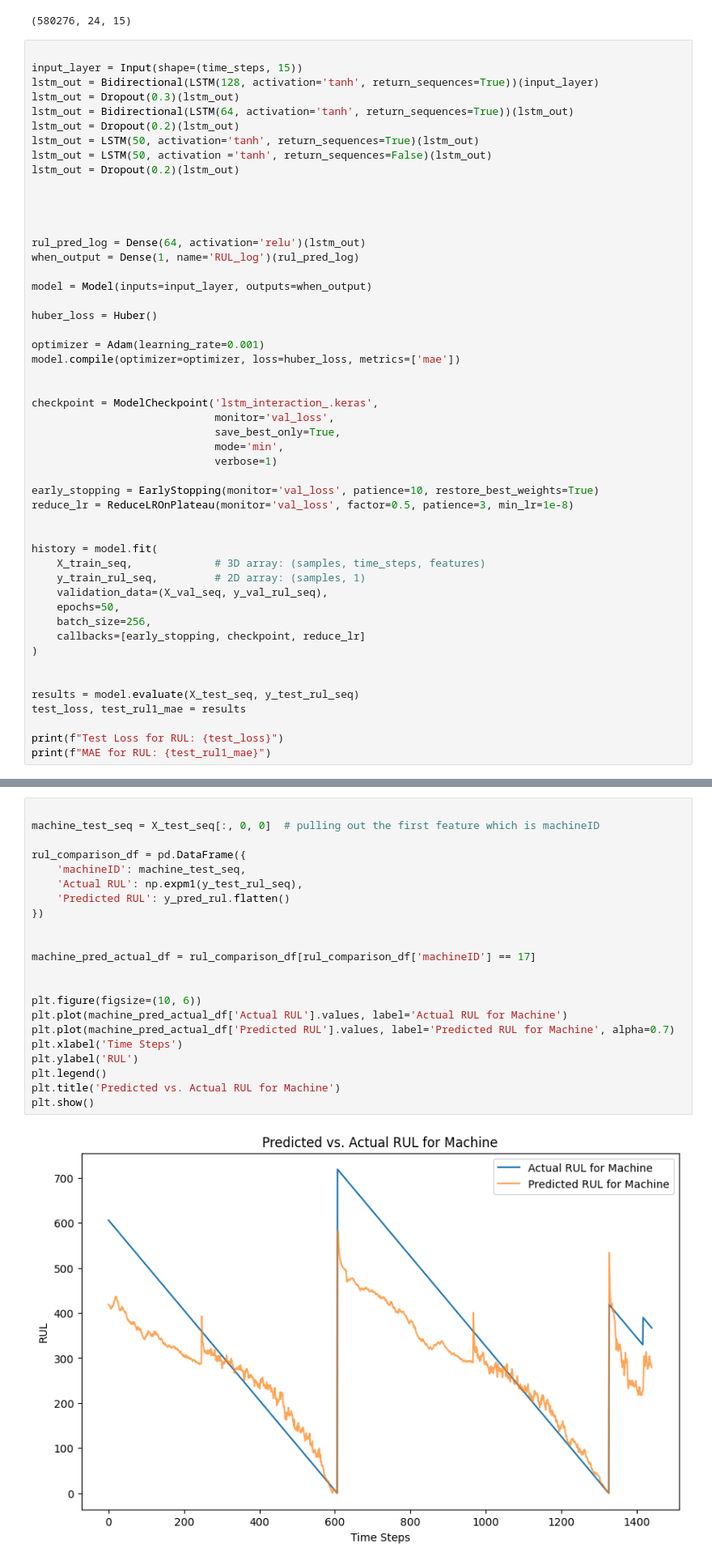
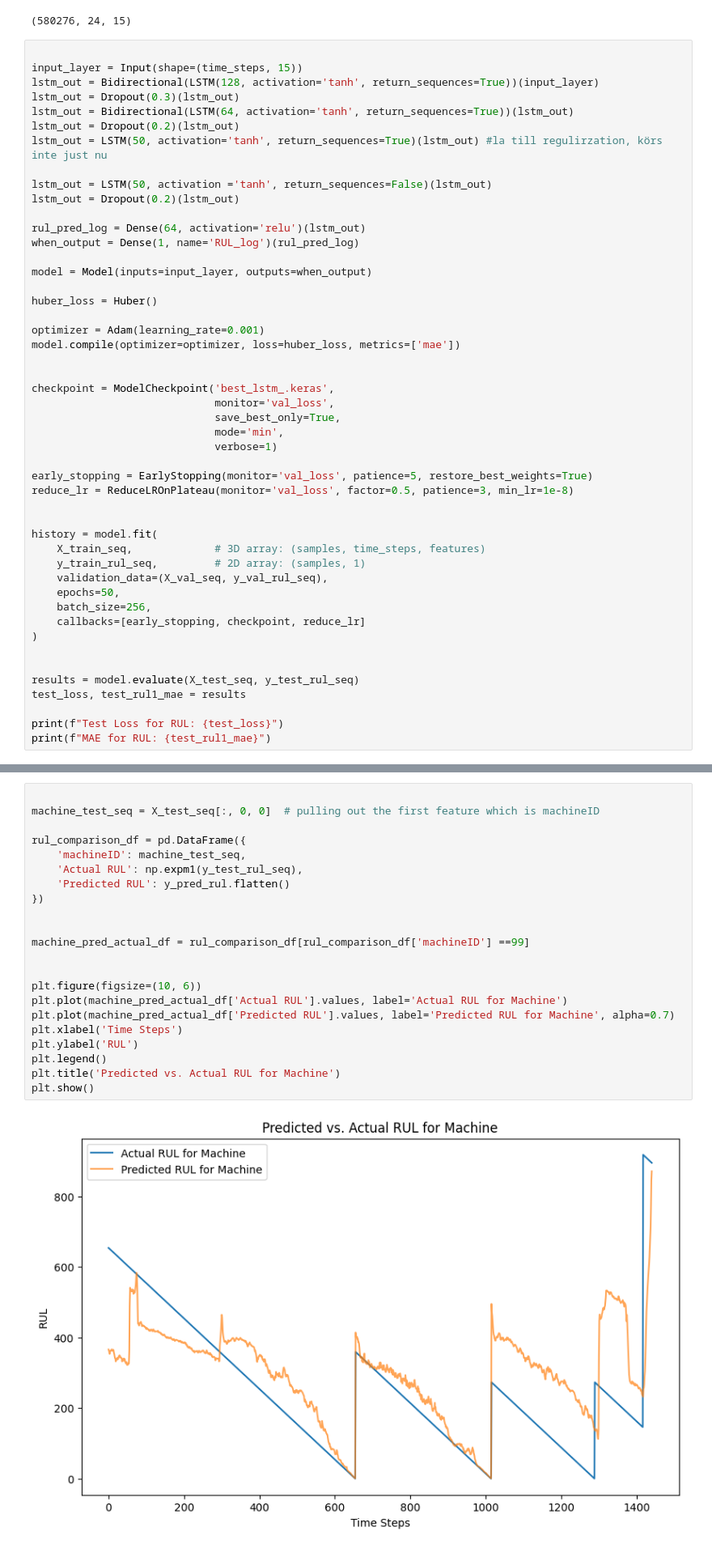
Before and after one commit to JakobRask/predictive-maintenance, a Jupyter notebook: models/LSTM.ipynb, the cells around one changed output, grey strips where cells are left out. Shown at 81% size. Drawn from its saved outputs; the diff is of its cells as text.

```diff
--- a/models/LSTM.ipynb
+++ b/models/LSTM.ipynb
@@ -429,12 +429,10 @@ lstm_out = Bidirectional(LSTM(128, activation='tanh', return_sequences=True))(in
 lstm_out = Dropout(0.3)(lstm_out)
 lstm_out = Bidirectional(LSTM(64, activation='tanh', return_sequences=True))(lstm_out)
 lstm_out = Dropout(0.2)(lstm_out)
-lstm_out = LSTM(50, activation='tanh', return_sequences=True)(lstm_out)
+lstm_out = LSTM(50, activation='tanh', return_sequences=True)(lstm_out) #la till regulirzation, körs inte just nu
+
 lstm_out = LSTM(50, activation ='tanh', return_sequences=False)(lstm_out)
 lstm_out = Dropout(0.2)(lstm_out)
-
-
-
 
 rul_pred_log = Dense(64, activation='relu')(lstm_out)
 when_output = Dense(1, name='RUL_log')(rul_pred_log)
@@ -447,13 +445,13 @@ optimizer = Adam(learning_rate=0.001)
 model.compile(optimizer=optimizer, loss=huber_loss, metrics=['mae'])
 
 
-checkpoint = ModelCheckpoint('lstm_interaction_.keras',
+checkpoint = ModelCheckpoint('best_lstm_.keras',
                              monitor='val_loss',
                              save_best_only=True,
                              mode='min',
                              verbose=1)
 
-early_stopping = EarlyStopping(monitor='val_loss', patience=10, restore_best_weights=True)
+early_stopping = EarlyStopping(monitor='val_loss', patience=5, restore_best_weights=True)
 reduce_lr = ReduceLROnPlateau(monitor='val_loss', factor=0.5, patience=3, min_lr=1e-8)
 
 
@@ -527,27 +509,27 @@ rul_comparison_df = pd.DataFrame({
 # %%
 
 machine_test_seq = X_test_seq[:, 0, 0]  # pulling out the first feature which is machineID
 
 rul_comparison_df = pd.DataFrame({
     'machineID': machine_test_seq,
     'Actual RUL': np.expm1(y_test_rul_seq),
     'Predicted RUL': y_pred_rul.flatten()
 })
 
 
-machine_pred_actual_df = rul_comparison_df[rul_comparison_df['machineID'] == 17]
+machine_pred_actual_df = rul_comparison_df[rul_comparison_df['machineID'] ==99]
 
 
 plt.figure(figsize=(10, 6))
 plt.plot(machine_pred_actual_df['Actual RUL'].values, label='Actual RUL for Machine')
 plt.plot(machine_pred_actual_df['Predicted RUL'].values, label='Predicted RUL for Machine', alpha=0.7)
 plt.xlabel('Time Steps')
 plt.ylabel('RUL')
 plt.legend()
 plt.title('Predicted vs. Actual RUL for Machine')
 plt.show()
 # %% [output]
-[figure, old version]
+[figure, new version]
 # %%
 
 machine_id = 17
```
Also changed, not shown: parts of 4 cells of this notebook, 6 other files.
